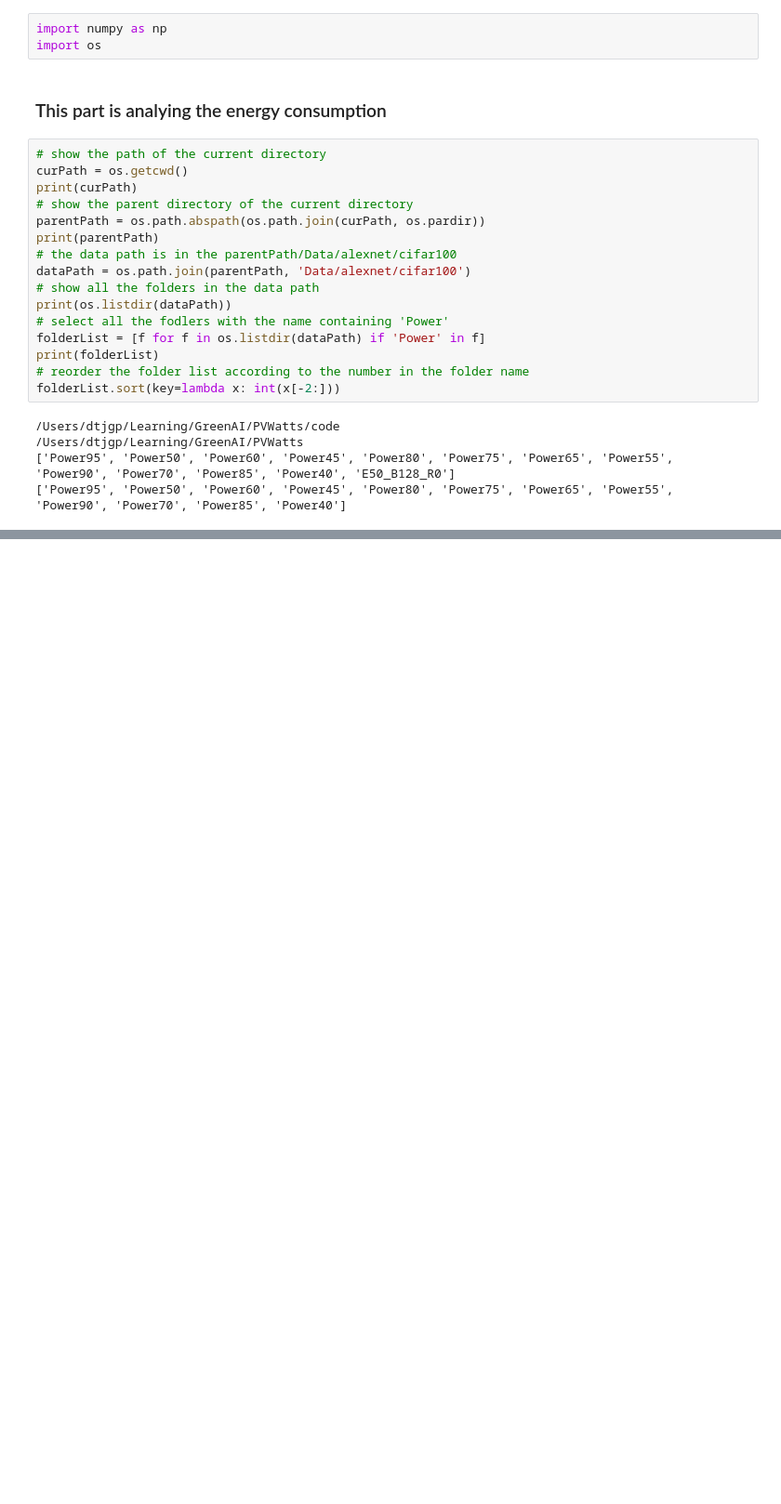
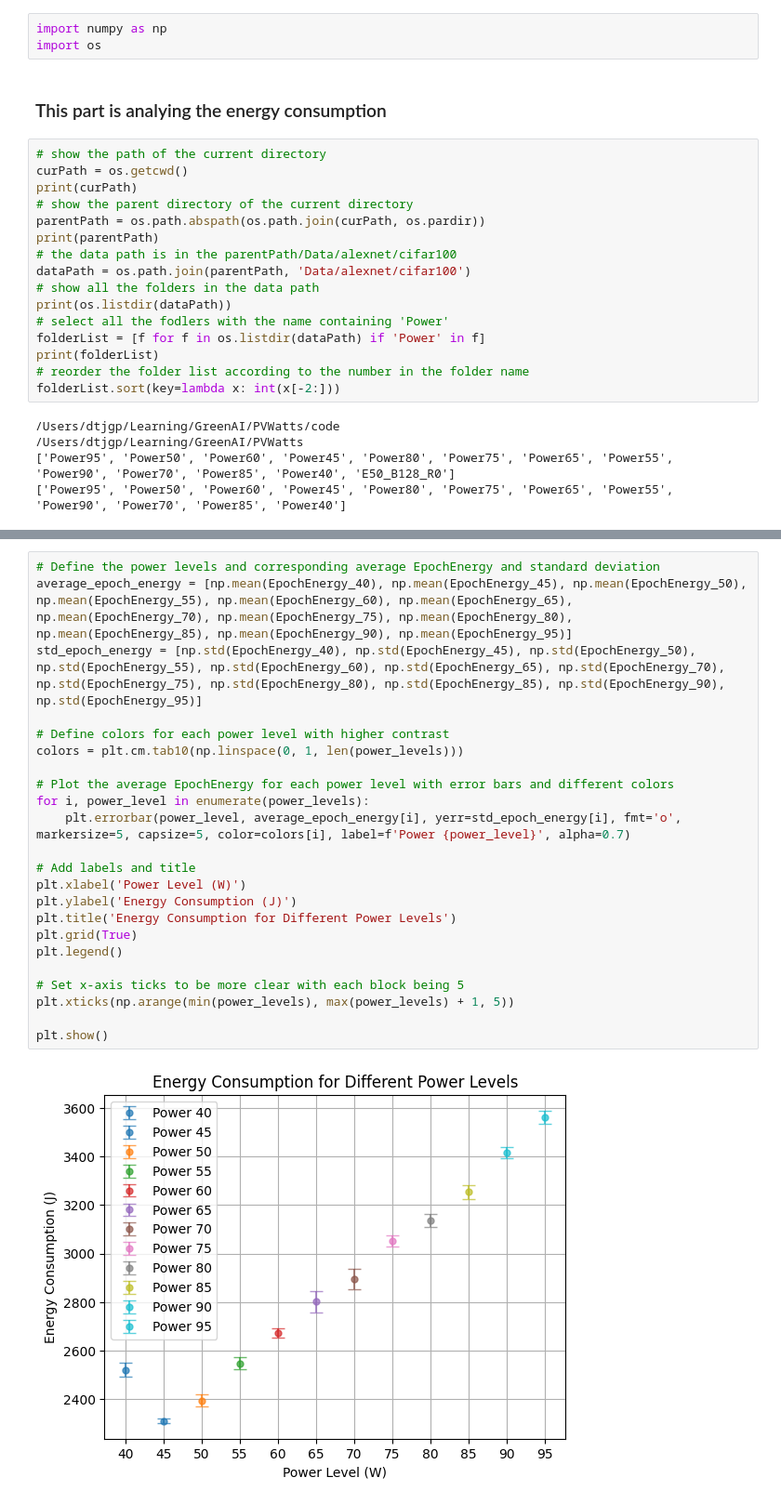
Before and after one commit to dtjgp/GreenAI, a Jupyter notebook: PVWatts/code/DataAnalysis_c.ipynb, the cells around one changed output, grey strips where cells are left out. Shown at 93% size. Cells and saved outputs as stored; diff of their text form; blank space fills up the shorter version.

```diff
--- a/PVWatts/code/DataAnalysis_c.ipynb
+++ b/PVWatts/code/DataAnalysis_c.ipynb
@@ -85,0 +242,25 @@ TrainTime_95, LayersTime_95, EpochTime_95, BatchEnergy_95, TrainAccuracy_95, Tes
+# %%
+# Define the power levels and corresponding average EpochEnergy and standard deviation
+average_epoch_energy = [np.mean(EpochEnergy_40), np.mean(EpochEnergy_45), np.mean(EpochEnergy_50), np.mean(EpochEnergy_55), np.mean(EpochEnergy_60), np.mean(EpochEnergy_65), np.mean(EpochEnergy_70), np.mean(EpochEnergy_75), np.mean(EpochEnergy_80), np.mean(EpochEnergy_85), np.mean(EpochEnergy_90), np.mean(EpochEnergy_95)]
+std_epoch_energy = [np.std(EpochEnergy_40), np.std(EpochEnergy_45), np.std(EpochEnergy_50), np.std(EpochEnergy_55), np.std(EpochEnergy_60), np.std(EpochEnergy_65), np.std(EpochEnergy_70), np.std(EpochEnergy_75), np.std(EpochEnergy_80), np.std(EpochEnergy_85), np.std(EpochEnergy_90), np.std(EpochEnergy_95)]
+
+# Define colors for each power level with higher contrast
+colors = plt.cm.tab10(np.linspace(0, 1, len(power_levels)))
+
+# Plot the average EpochEnergy for each power level with error bars and different colors
+for i, power_level in enumerate(power_levels):
+    plt.errorbar(power_level, average_epoch_energy[i], yerr=std_epoch_energy[i], fmt='o', markersize=5, capsize=5, color=colors[i], label=f'Power {power_level}', alpha=0.7)
+
+# Add labels and title
+plt.xlabel('Power Level (W)')
+plt.ylabel('Energy Consumption (J)')
+plt.title('Energy Consumption for Different Power Levels')
+plt.grid(True)
+plt.legend()
+
+# Set x-axis ticks to be more clear with each block being 5
+plt.xticks(np.arange(min(power_levels), max(power_levels) + 1, 5))
+
+plt.show()
+# %% [output]
+[figure, added]
```
Also changed, not shown: parts of 7 cells of this notebook, 2 other files.
